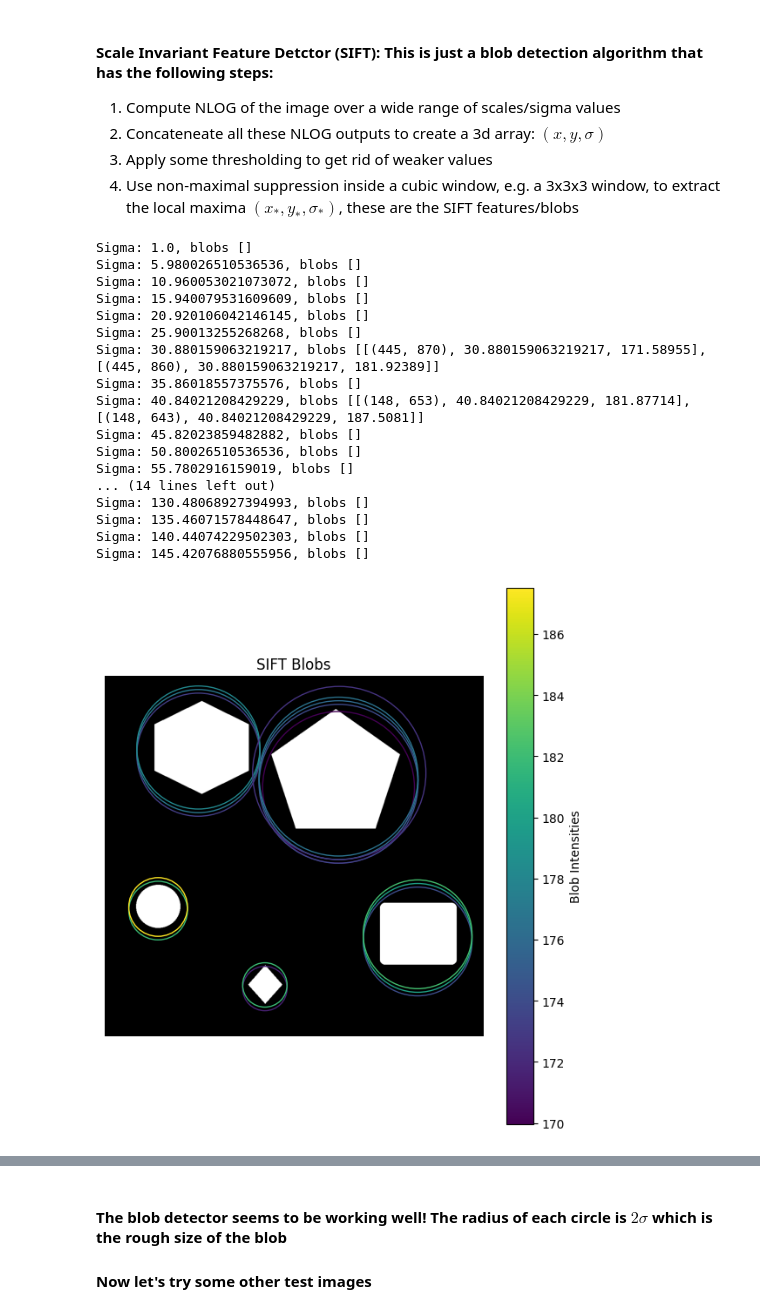
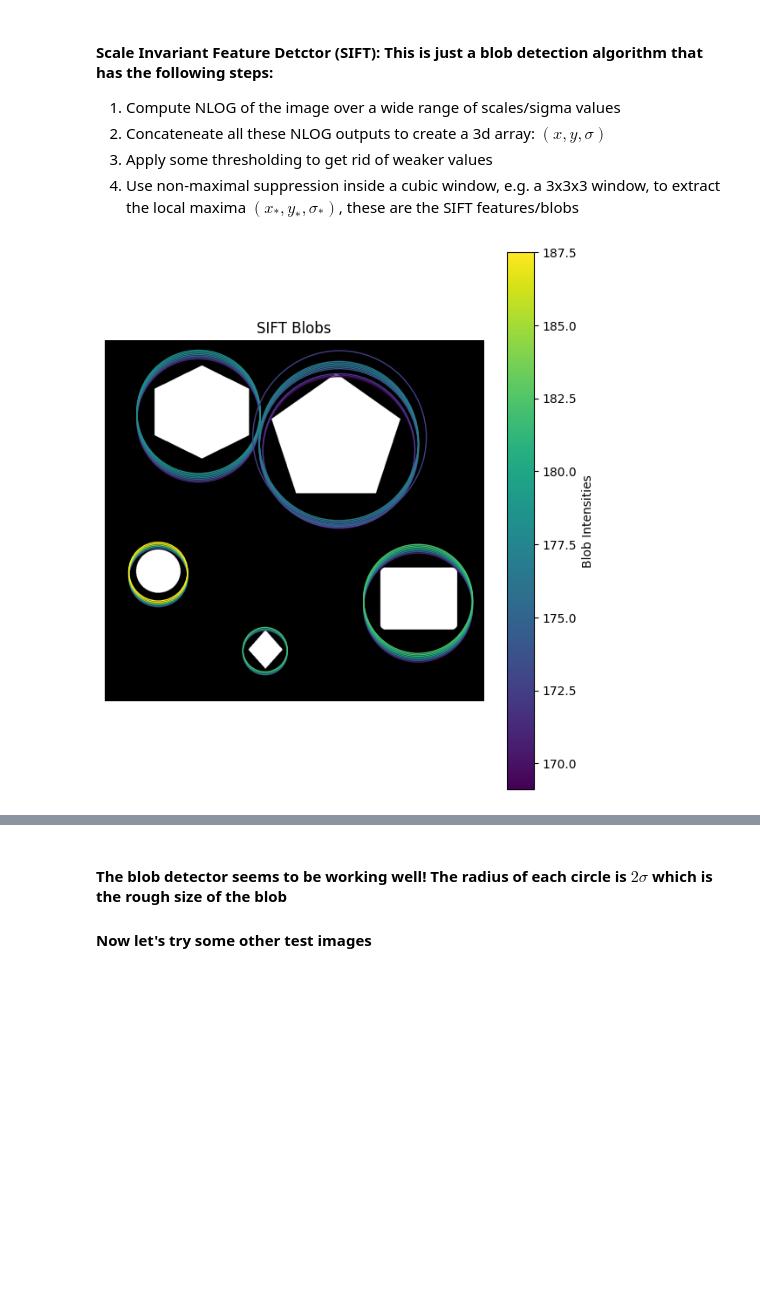
Before and after one commit to tsultan16/Computer_Vision, a Jupyter notebook: feature_detection/blob_detection.ipynb, the cells around one changed output, grey strips where cells are left out. Saved outputs shown, nothing was run; the diff lists cells and outputs as text; code cells hidden in the pictures; blank space fills up the shorter version.

Commit message:
changed order of thresholding and suppression

```diff
--- a/feature_detection/blob_detection.ipynb
+++ b/feature_detection/blob_detection.ipynb
@@ -243,7 +243,7 @@ def plot_SIFT(img, blobs):
 
 
 # make sure the input image is float and not uint
-def SIFT(img, num_scales=30, threshold=0.9, window_size=3, max_blob_size=0.1, num_blobs_per_scale=40, supression=True):
+def SIFT(img, num_scales=30, threshold=0.9, window_size=3, max_blob_size=0.1, num_blobs_per_scale=40, supression=True, showBlobs=False):
     # specify range of sigmas
     sigmas = np.linspace(1.0, max_blob_size*np.sqrt(img.shape[0]**2 + img.shape[1]**2), num_scales)
     #print(f"sigmas: {sigmas}")
@@ -259,19 +259,20 @@ def SIFT(img, num_scales=30, threshold=0.9, window_size=3, max_blob_size=0.1, nu
     # concatenate all the nlogs and take the absolute value
     nlog_stack = np.abs(np.stack(img_nlogs, axis=0))
 
+    # now apply non maximal suppression
+    if supression:
+        nlog_stack = non_maximal_suppression(nlog_stack, window_size=window_size)
+
     # apply thresholding
     maxval = np.max(nlog_stack)
     nlog_stack[nlog_stack < threshold * maxval] = 0.0
-
-    # now apply non maximal suppression
-    if supression:
-        nlog_stack = non_maximal_suppression(nlog_stack, window_size=window_size)
 
     # now scan each sigma level and get the blobs
     SIFT_blobs = []
     for i, sigma in enumerate(sigmas):
         blobs = get_peaks(nlog_stack[i,:,:], sigma, num_peaks=num_blobs_per_scale)
-        print(f"Sigma: {sigma}, blobs {blobs}")
+        if showBlobs:
+            print(f"Sigma: {sigma}, blobs {blobs}")
         SIFT_blobs += blobs
 
     # show a plot
@@ -281,7 +282,7 @@ def SIFT(img, num_scales=30, threshold=0.9, window_size=3, max_blob_size=0.1, nu
 
 
 # altermnate version of SIFT thta uses difference of gaussians instead of nlogs
-def SIFT_DoG(img, num_scales=30, threshold=0.9, window_size=3, max_blob_size=0.1, num_blobs_per_scale=40, supression=True):
+def SIFT_DoG(img, num_scales=30, threshold=0.9, window_size=3, max_blob_size=0.1, num_blobs_per_scale=40, supression=True, showBlobs=False):
     # specify range of sigmas
     sigmas = np.linspace(1.0, max_blob_size*np.sqrt(img.shape[0]**2 + img.shape[1]**2), num_scales)
     #print(f"sigmas: {sigmas}")
@@ -302,19 +303,20 @@ def SIFT_DoG(img, num_scales=30, threshold=0.9, window_size=3, max_blob_size=0.1
     # concatenate all the DoGs and take the absolute value
     DoG_stack = np.abs(np.stack(img_DoG, axis=0))
 
+    # now apply non maximal suppression
+    if supression:
+        DoG_stack = non_maximal_suppression(DoG_stack, window_size=window_size)
+
     # apply thresholding
     maxval = np.max(DoG_stack)
     DoG_stack[DoG_stack < threshold * maxval] = 0.0
-
-    # now apply non maximal suppression
-    if supression:
-        DoG_stack = non_maximal_suppression(DoG_stack, window_size=window_size)
 
     # now scan each sigma level and get the blobs
     SIFT_blobs = []
     for i, sigma in enumerate(sigmas[0:-1]):
         blobs = get_peaks(DoG_stack[i,:,:], sigma, num_peaks=num_blobs_per_scale)
-        print(f"Sigma: {sigma}, blobs {blobs}")
+        if showBlobs:
+            print(f"Sigma: {sigma}, blobs {blobs}")
         SIFT_blobs += blobs
 
     # show a plot
@@ -322,25 +324,8 @@ def SIFT_DoG(img, num_scales=30, threshold=0.9, window_size=3, max_blob_size=0.1
 
     return SIFT_blobs
 # %%
-SIFT_blobs = SIFT(img2, window_size=11)
+SIFT_blobs = SIFT(img2, window_size=5)
 # %% [output]
-Sigma: 1.0, blobs []
-Sigma: 5.980026510536536, blobs []
-Sigma: 10.960053021073072, blobs []
-Sigma: 15.940079531609609, blobs []
-Sigma: 20.920106042146145, blobs []
-Sigma: 25.90013255268268, blobs []
-Sigma: 30.880159063219217, blobs [[(445, 870), 30.880159063219217, 171.58955], [(445, 860), 30.880159063219217, 181.92389]]
-Sigma: 35.86018557375576, blobs []
-Sigma: 40.84021208429229, blobs [[(148, 653), 40.84021208429229, 181.87714], [(148, 643), 40.84021208429229, 187.5081]]
-Sigma: 45.82023859482882, blobs []
-Sigma: 50.80026510536536, blobs []
-Sigma: 55.7802916159019, blobs []
-... (14 lines left out)
-Sigma: 130.48068927394993, blobs []
-Sigma: 135.46071578448647, blobs []
-Sigma: 140.44074229502303, blobs []
-Sigma: 145.42076880555956, blobs []
-[figure, old version]
+[figure, new version]
 # %%
 # using DoG instead
```
Also changed, not shown: parts of 4 cells of this notebook.
